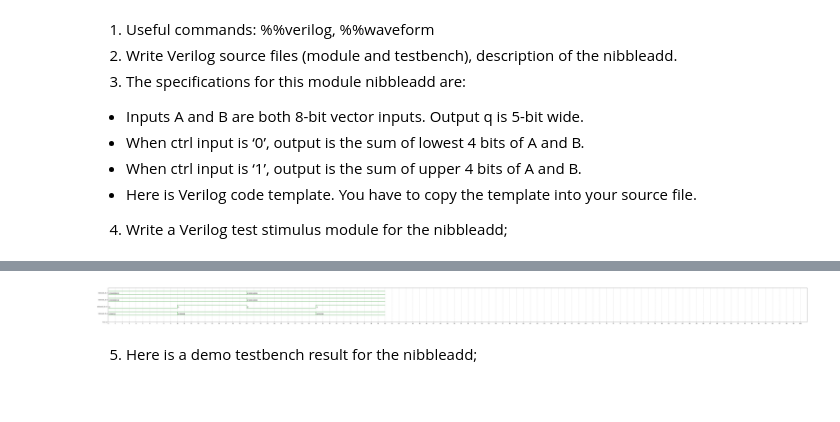
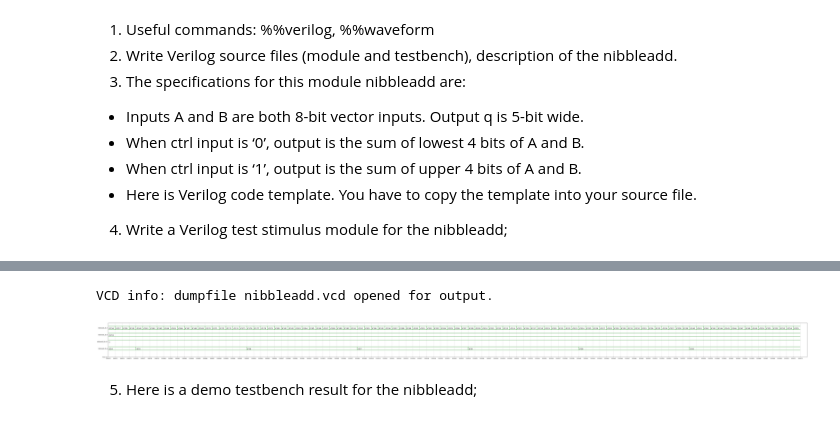
Before and after one commit to Xavian-Yunos/HW03-Homework, a Jupyter notebook: VerilogGitHomework.ipynb, the cells around one changed output, grey strips where cells are left out. Saved outputs shown, nothing was run; the diff lists cells and outputs as text; code cells hidden in the pictures.

```diff
--- a/VerilogGitHomework.ipynb
+++ b/VerilogGitHomework.ipynb
@@ -383,11 +325,67 @@ VCD info: dumpfile nibbleadd.vcd opened for output.
+# %%
+%%verilog
+
+//!DO NOT MODIFY MODULE NAME AND PORT NAME!
+module nibbleadd(
+    input [7:0]A,
+    input [7:0]B,
+    input ctrl,
+    output [4:0]q
+);
+//YOUR CODE HERE
+reg q;
+always @(*) begin
+  if (ctrl == 0)
+    begin
+    q = A[3:0] + B[3:0];
+    end
+
+  else
+    begin
+    q = A[7:4] + B[7:4];
+    end
+  end
+endmodule
+
+//TESTBENCH HERE
+module nibbleadd_tb;
+  reg [7:0]A;
+  reg [7:0]B;
+  reg ctrl;
+  wire [4:0]q;
+
+  nibbleadd dut(A,B,ctrl,q);
+initial A[0] = 0; always #1 A[0] = ~A[0];
+initial A[1] = 0; always #2 A[1] = ~A[1];
+initial A[2] = 0; always #4 A[2] = ~A[2];
+initial A[3] = 0; always #8 A[3] = ~A[3];
+initial A[4] = 0; always #16 A[4] = ~A[4];
+initial A[5] = 0; always #32 A[5] = ~A[5];
+initial A[6] = 0; always #64 A[6] = ~A[6];
+initial A[7] = 0; always #128 A[7] = ~A[7];
+initial B[0] = 0; always #256 B[0] = ~B[0];
+initial B[1] = 0; always #512 B[1] = ~B[1];
+initial B[2] = 0; always #1024 B[2] = ~B[2];
+initial B[3] = 0; always #2048 B[3] = ~B[3];
+initial B[4] = 0; always #4096 B[4] = ~B[4];
+initial B[5] = 0; always #8192 B[5] = ~B[5];
+initial B[6] = 0; always #16384 B[6] = ~B[6];
+initial B[7] = 0; always #32768 B[7] = ~B[7];
+initial ctrl = 0; always #65536 ctrl = ~ctrl;
+initial begin $dumpfile("nibbleadd.vcd"); $dumpvars(); #131072 $finish; $dumpoff;
+
+  end
+endmodule
+# %% [output]
+VCD info: dumpfile nibbleadd.vcd opened for output.
 # %%
 %%waveform nibbleadd.vcd
 sign_list = ['nibbleadd_tb.A','nibbleadd_tb.B','nibbleadd_tb.ctrl','nibbleadd_tb.q']
-time_begin = 0
-time_end = 100
-base = 'bin'
+time_begin = 130972
+time_end = 131072
+base = 'dec'
 # %% [output]
-[figure, old version]
+[figure, new version]
 # %% [markdown]
 5. Here is a demo testbench result for the nibbleadd;
 # %% [markdown]
```
Also changed, not shown: parts of 6 cells of this notebook.
